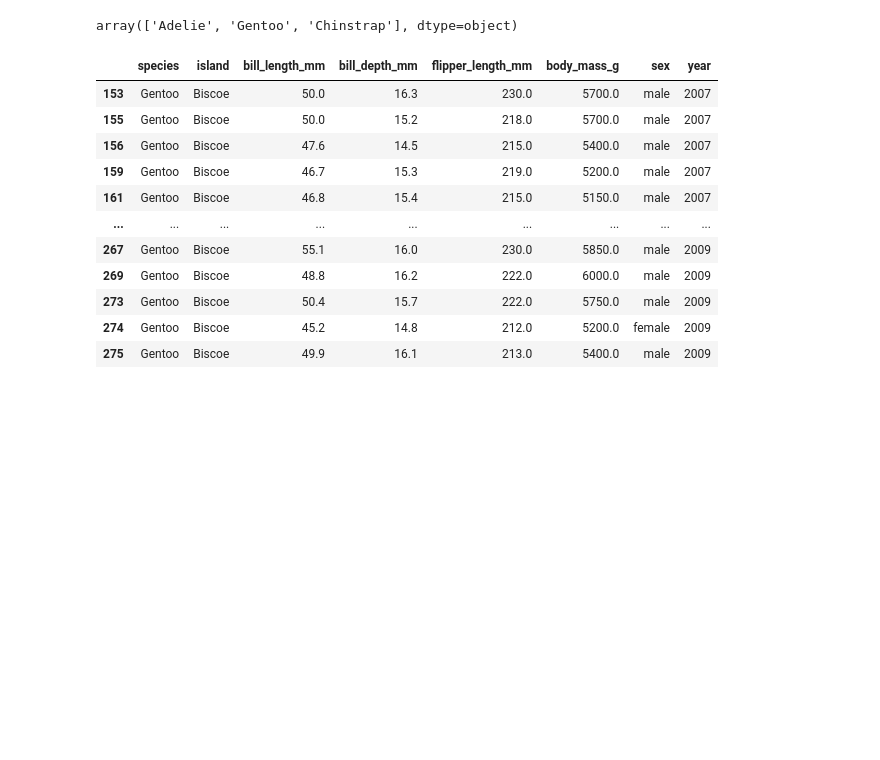
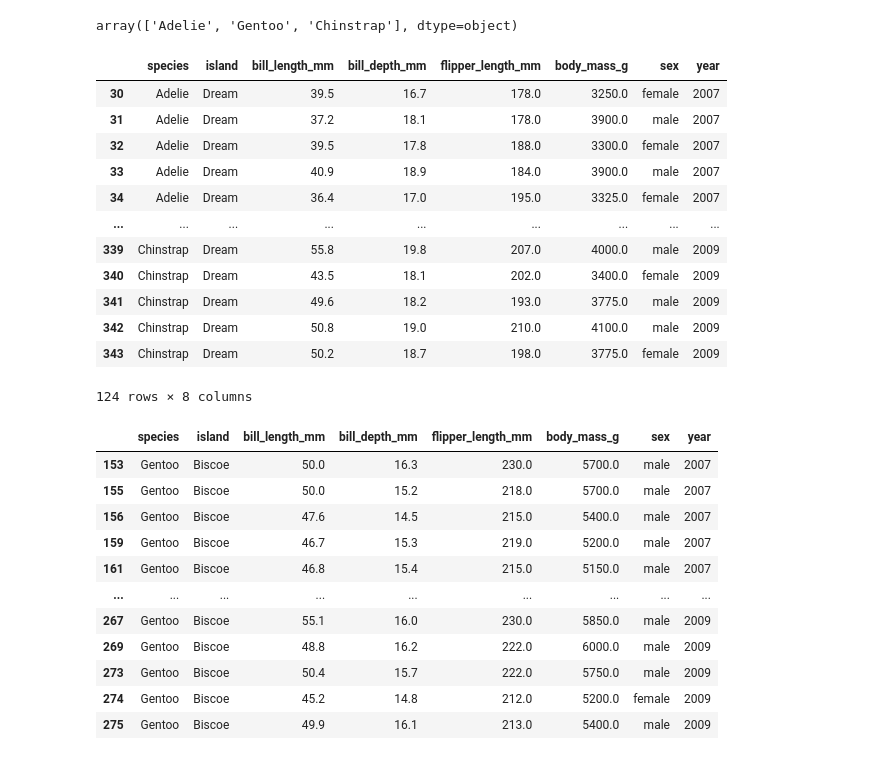
Before and after one commit to JanaEsther/czechitas-python-pro-datovou-analyzu-2024-02, a Jupyter notebook: notebooks/lekce-01/penguins.ipynb, the cells around one changed output. Cells and saved outputs as stored; diff of their text form; code cells hidden in the pictures; blank space fills up the shorter version.

```diff
--- a/notebooks/lekce-01/penguins.ipynb
+++ b/notebooks/lekce-01/penguins.ipynb
@@ -44,7 +63,21 @@ penguins['species'].unique()
 # %% [output]
 array(['Adelie', 'Gentoo', 'Chinstrap'], dtype=object)
 # %%
-penguins['island'== 'Dream']
+penguins[penguins['island']== 'Dream']
+# %% [output]
+|  | species | island | bill_length_mm | bill_depth_mm | flipper_length_mm | body_mass_g | sex | year |
+| 30 | Adelie | Dream | 39.5 | 16.7 | 178.0 | 3250.0 | female | 2007 |
+| 31 | Adelie | Dream | 37.2 | 18.1 | 178.0 | 3900.0 | male | 2007 |
+| 32 | Adelie | Dream | 39.5 | 17.8 | 188.0 | 3300.0 | female | 2007 |
+| 33 | Adelie | Dream | 40.9 | 18.9 | 184.0 | 3900.0 | male | 2007 |
+| 34 | Adelie | Dream | 36.4 | 17.0 | 195.0 | 3325.0 | female | 2007 |
+| ... | ... | ... | ... | ... | ... | ... | ... | ... |
+| 339 | Chinstrap | Dream | 55.8 | 19.8 | 207.0 | 4000.0 | male | 2009 |
+| 340 | Chinstrap | Dream | 43.5 | 18.1 | 202.0 | 3400.0 | female | 2009 |
+| 341 | Chinstrap | Dream | 49.6 | 18.2 | 193.0 | 3775.0 | male | 2009 |
+| 342 | Chinstrap | Dream | 50.8 | 19.0 | 210.0 | 4100.0 | male | 2009 |
+| 343 | Chinstrap | Dream | 50.2 | 18.7 | 198.0 | 3775.0 | female | 2009 |
+124 rows × 8 columns
 # %%
 penguins[penguins["body_mass_g"]> 5000]
 # %% [output]
```
Also changed, not shown: parts of 1 cell of this notebook, 2 other files.
